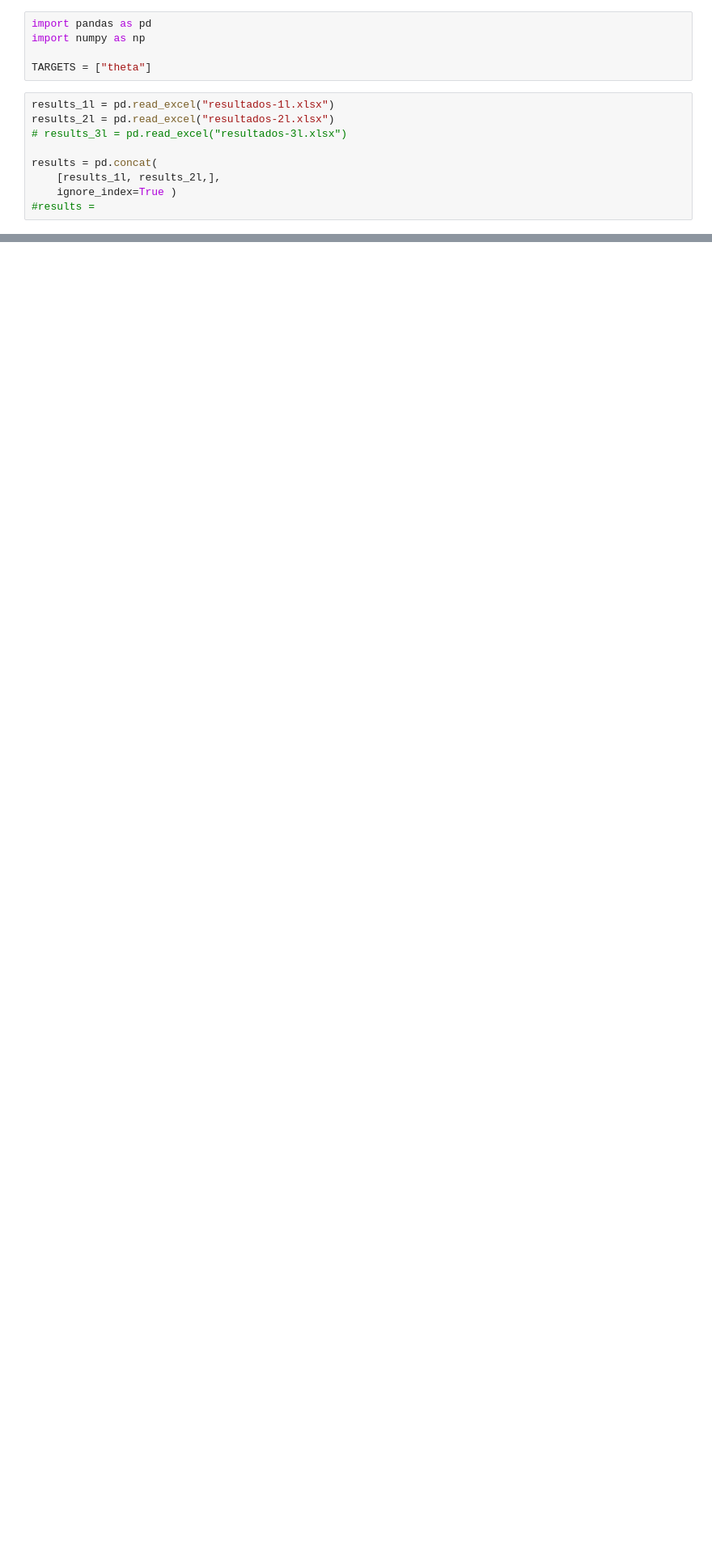
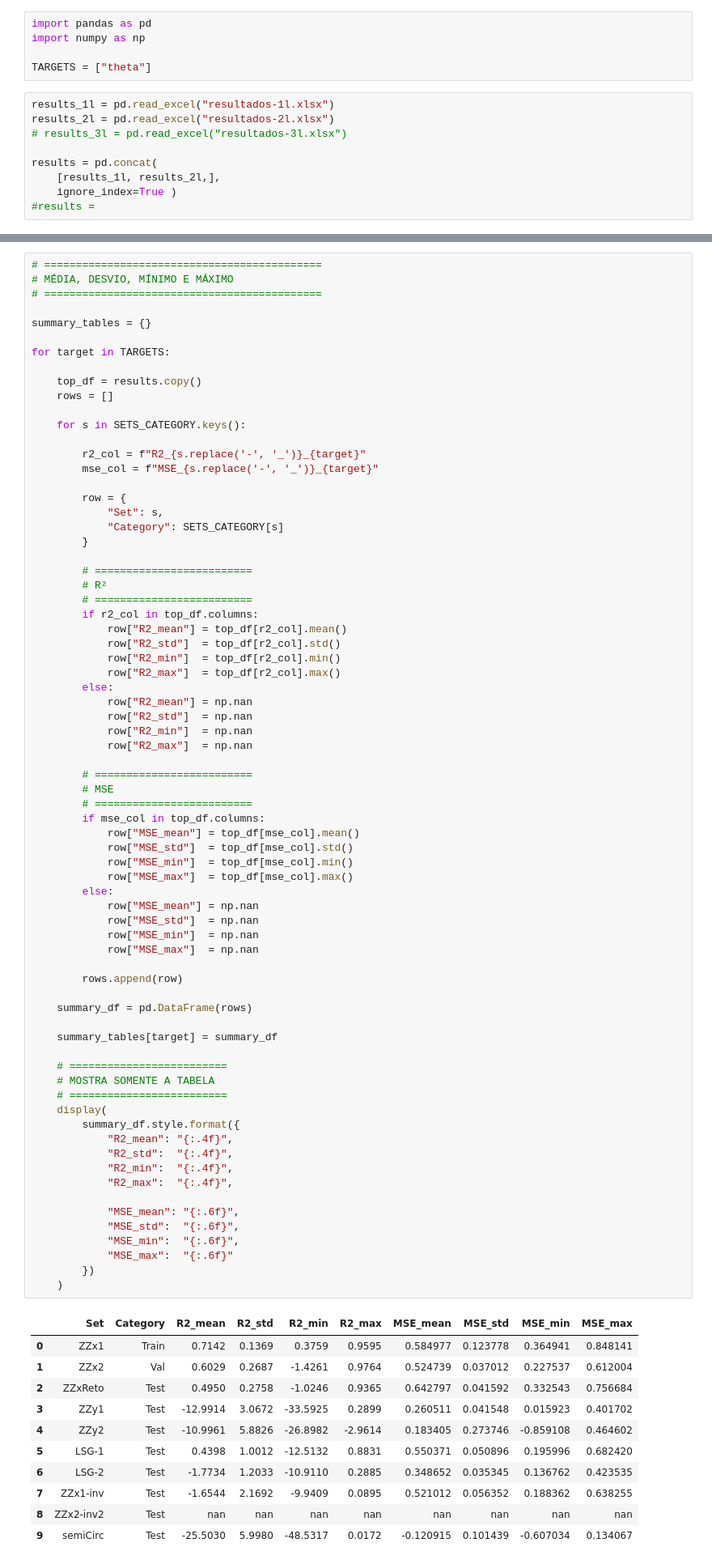
Before and after one commit to sarahmss/Ic-2026.2, a Jupyter notebook: 00-TrainRnns/tau-3/Theta/Analise.ipynb, the cells around one changed output, grey strips where cells are left out. Shown at 81% size. Cells and saved outputs as stored; diff of their text form; blank space fills up the shorter version.

```diff
--- a/00-TrainRnns/tau-3/Theta/Analise.ipynb
+++ b/00-TrainRnns/tau-3/Theta/Analise.ipynb
@@ -143,0 +146,84 @@ final_table.to_excel("BestModels-otm.xlsx")
+# %%
+# ============================================
+# MÉDIA, DESVIO, MÍNIMO E MÁXIMO
+# ============================================
+
+summary_tables = {}
+
+for target in TARGETS:
+
+    top_df = results.copy()
+    rows = []
+
+    for s in SETS_CATEGORY.keys():
+
+        r2_col = f"R2_{s.replace('-', '_')}_{target}"
+        mse_col = f"MSE_{s.replace('-', '_')}_{target}"
+
+        row = {
+            "Set": s,
+            "Category": SETS_CATEGORY[s]
+        }
+
+        # =========================
+        # R²
+        # =========================
+        if r2_col in top_df.columns:
+            row["R2_mean"] = top_df[r2_col].mean()
+            row["R2_std"]  = top_df[r2_col].std()
+            row["R2_min"]  = top_df[r2_col].min()
+            row["R2_max"]  = top_df[r2_col].max()
+        else:
+            row["R2_mean"] = np.nan
+            row["R2_std"]  = np.nan
+            row["R2_min"]  = np.nan
+            row["R2_max"]  = np.nan
+
+        # =========================
+        # MSE
+        # =========================
+        if mse_col in top_df.columns:
+            row["MSE_mean"] = top_df[mse_col].mean()
+            row["MSE_std"]  = top_df[mse_col].std()
+            row["MSE_min"]  = top_df[mse_col].min()
+            row["MSE_max"]  = top_df[mse_col].max()
+        else:
+            row["MSE_mean"] = np.nan
+            row["MSE_std"]  = np.nan
+            row["MSE_min"]  = np.nan
+            row["MSE_max"]  = np.nan
+
+        rows.append(row)
+
+    summary_df = pd.DataFrame(rows)
+
+    summary_tables[target] = summary_df
+
+    # =========================
+    # MOSTRA SOMENTE A TABELA
+    # =========================
+    display(
+        summary_df.style.format({
+            "R2_mean": "{:.4f}",
+            "R2_std":  "{:.4f}",
+            "R2_min":  "{:.4f}",
+            "R2_max":  "{:.4f}",
+
+            "MSE_mean": "{:.6f}",
+            "MSE_std":  "{:.6f}",
+            "MSE_min":  "{:.6f}",
+            "MSE_max":  "{:.6f}"
+        })
+    )
+# %% [output]
+|  | Set | Category | R2_mean | R2_std | R2_min | R2_max | MSE_mean | MSE_std | MSE_min | MSE_max |
+| 0 | ZZx1 | Train | 0.7142 | 0.1369 | 0.3759 | 0.9595 | 0.584977 | 0.123778 | 0.364941 | 0.848141 |
+| 1 | ZZx2 | Val | 0.6029 | 0.2687 | -1.4261 | 0.9764 | 0.524739 | 0.037012 | 0.227537 | 0.612004 |
+| 2 | ZZxReto | Test | 0.4950 | 0.2758 | -1.0246 | 0.9365 | 0.642797 | 0.041592 | 0.332543 | 0.756684 |
+| 3 | ZZy1 | Test | -12.9914 | 3.0672 | -33.5925 | 0.2899 | 0.260511 | 0.041548 | 0.015923 | 0.401702 |
+| 4 | ZZy2 | Test | -10.9961 | 5.8826 | -26.8982 | -2.9614 | 0.183405 | 0.273746 | -0.859108 | 0.464602 |
+| 5 | LSG-1 | Test | 0.4398 | 1.0012 | -12.5132 | 0.8831 | 0.550371 | 0.050896 | 0.195996 | 0.682420 |
+| 6 | LSG-2 | Test | -1.7734 | 1.2033 | -10.9110 | 0.2885 | 0.348652 | 0.035345 | 0.136762 | 0.423535 |
+| 7 | ZZx1-inv | Test | -1.6544 | 2.1692 | -9.9409 | 0.0895 | 0.521012 | 0.056352 | 0.188362 | 0.638255 |
+| 8 | ZZx2-inv2 | Test | nan | nan | nan | nan | nan | nan | nan | nan |
+| 9 | semiCirc | Test | -25.5030 | 5.9980 | -48.5317 | 0.0172 | -0.120915 | 0.101439 | -0.607034 | 0.134067 |
```
Also changed, not shown: parts of 4 cells of this notebook, 6 other files.
